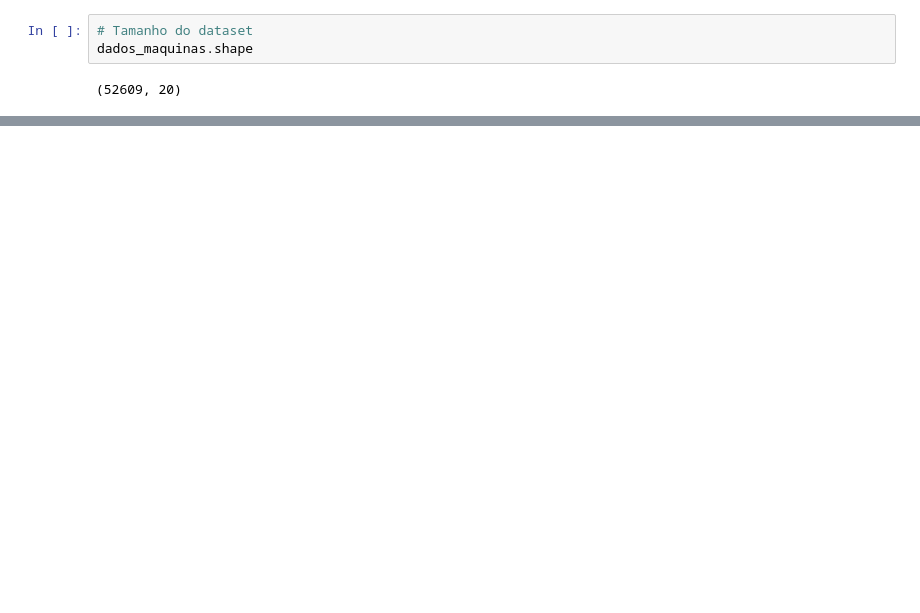
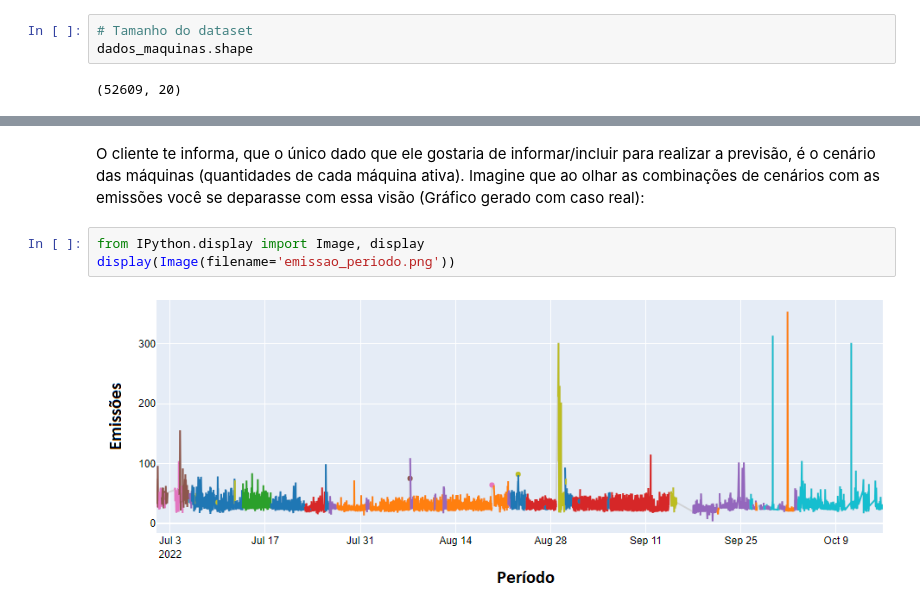
Before and after one commit to rhsouza/Regression-Gas_emission_forecast, a Jupyter notebook: Gas_emission_forecast.ipynb, the cells around one changed output, grey strips where cells are left out. Saved outputs shown, nothing was run; the diff lists cells and outputs as text; blank space fills up the shorter version.

```diff
--- a/Gas_emission_forecast.ipynb
+++ b/Gas_emission_forecast.ipynb
@@ -121,0 +121,8 @@ dados_maquinas.shape
+# %% [markdown]
+O cliente te informa, que o único dado que ele gostaria de informar/incluir para realizar a previsão, é o cenário das máquinas (quantidades de cada máquina ativa).
+Imagine que ao olhar as combinações de cenários com as emissões você se deparasse com essa visão (Gráfico gerado com caso real):
+# %%
+from IPython.display import Image, display
+display(Image(filename='emissao_periodo.png'))
+# %% [output]
+[figure, added]
```
Also changed, not shown: parts of 14 cells of this notebook.
